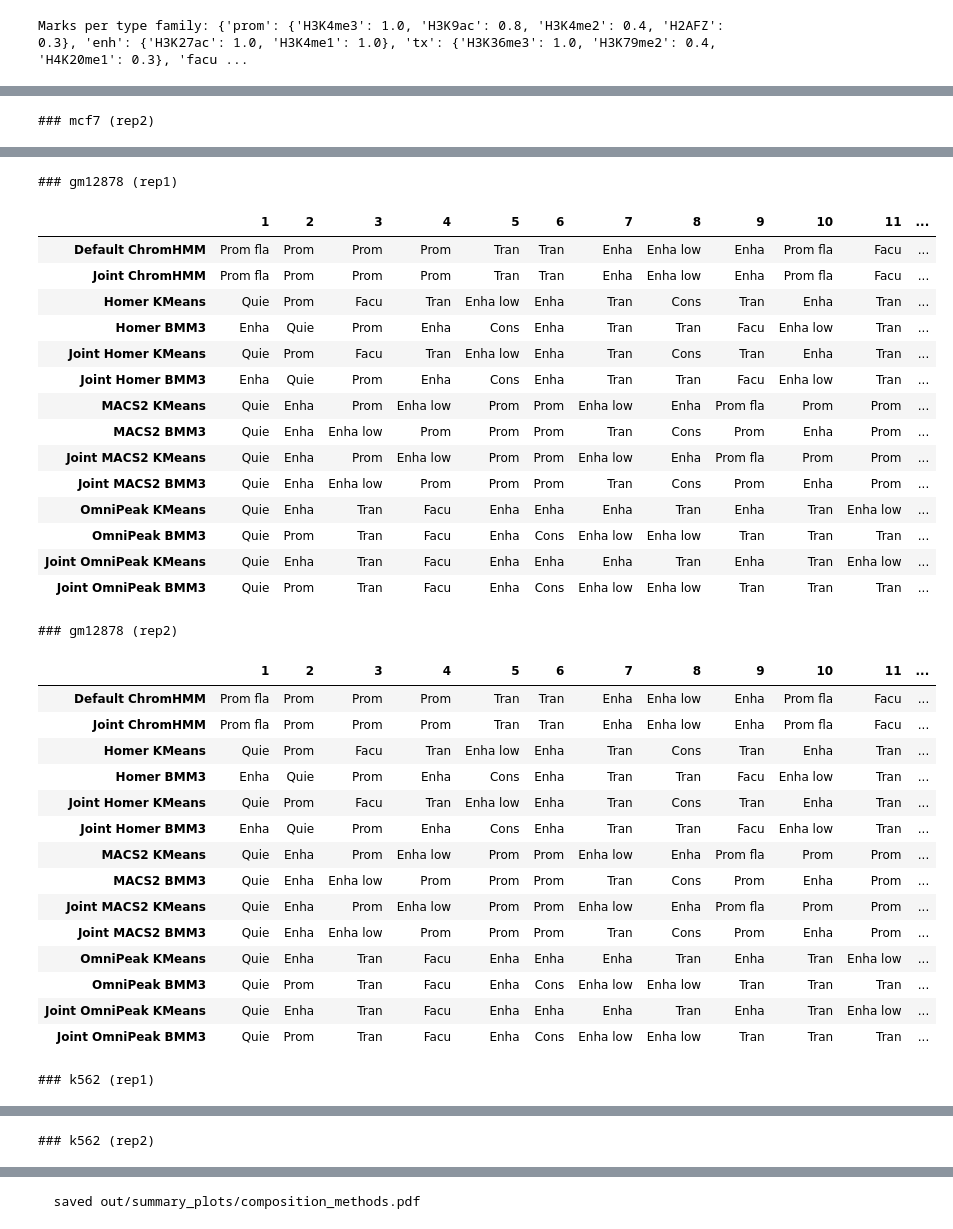
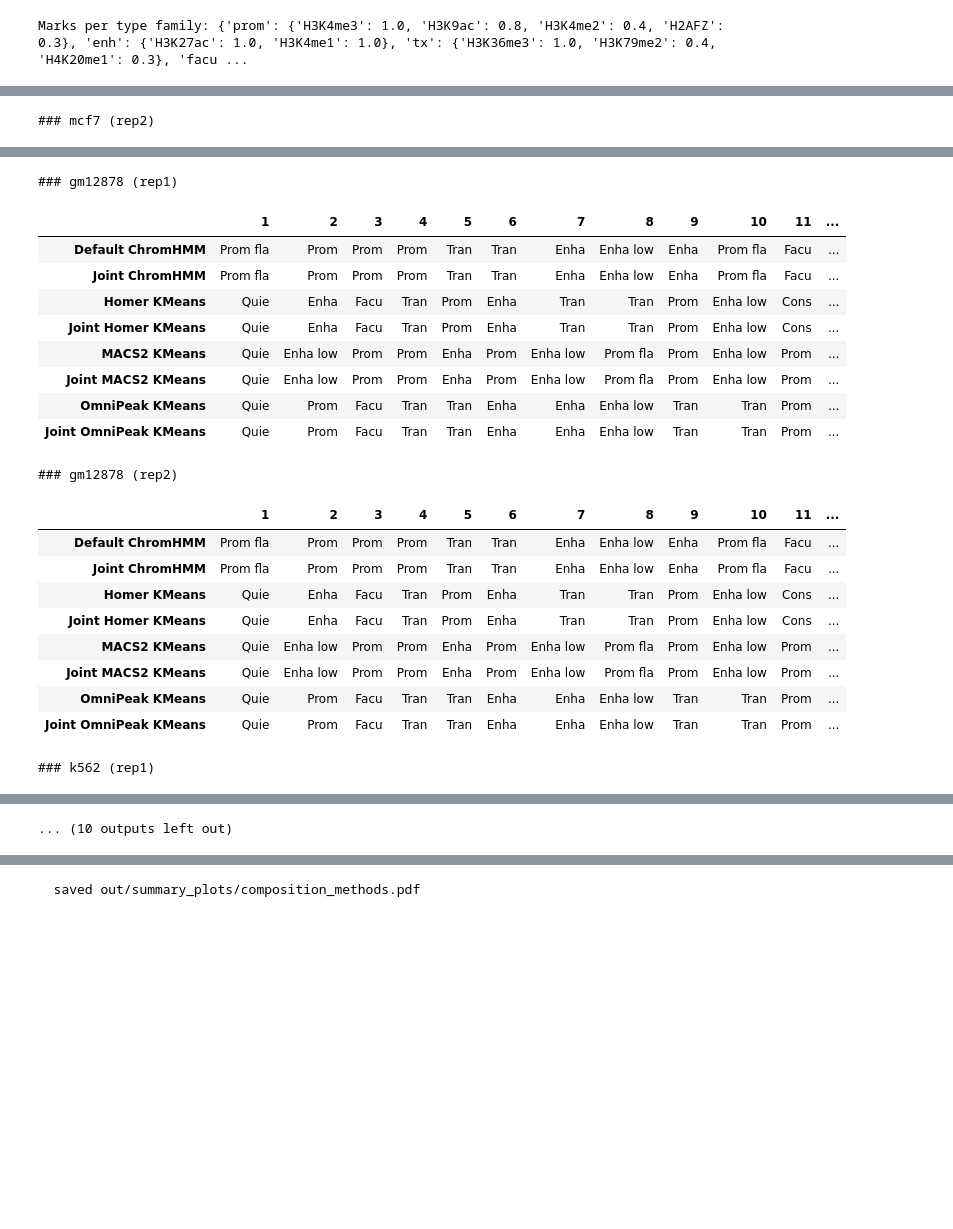
Before and after one commit to olegs/omni-chromhmm, a Jupyter notebook: analysis_sagaconf.ipynb, the cells around one changed output, grey strips where cells are left out. Drawn from its saved outputs; the diff is of its cells as text; code cells hidden in the pictures; blank space fills up the shorter version.

```diff
--- a/analysis_sagaconf.ipynb
+++ b/analysis_sagaconf.ipynb
@@ -75,10 +74,8 @@ utils.set_style()
 # %%
 method_palette = {utils.display_name(m): utils.method_color(m) for m in [
     CHROMHMM_DEFAULT, KMEANS_HOMER, KMEANS_MACS2, KMEANS_OMNI,
-    BMM3_HOMER, BMM3_MACS2, BMM3_OMNI,
     JOINT_CHROMHMM,
     JOINT_KMEANS_HOMER, JOINT_KMEANS_MACS2, JOINT_KMEANS_OMNI,
-    JOINT_BMM3_HOMER, JOINT_BMM3_MACS2, JOINT_BMM3_OMNI,
 ]}
 
 os.chdir(workdir)
@@ -104,16 +101,10 @@ METHOD_LABELS = utils.group_methods([
     (KMEANS_HOMER, utils.display_name(KMEANS_HOMER)),
     (KMEANS_MACS2, utils.display_name(KMEANS_MACS2)),
     (KMEANS_OMNI, utils.display_name(KMEANS_OMNI)),
-    (BMM3_HOMER, utils.display_name(BMM3_HOMER)),
-    (BMM3_MACS2, utils.display_name(BMM3_MACS2)),
-    (BMM3_OMNI, utils.display_name(BMM3_OMNI)),
     (JOINT_CHROMHMM, utils.display_name(JOINT_CHROMHMM)),
     (JOINT_KMEANS_HOMER, utils.display_name(JOINT_KMEANS_HOMER)),
     (JOINT_KMEANS_MACS2, utils.display_name(JOINT_KMEANS_MACS2)),
     (JOINT_KMEANS_OMNI, utils.display_name(JOINT_KMEANS_OMNI)),
-    (JOINT_BMM3_HOMER, utils.display_name(JOINT_BMM3_HOMER)),
-    (JOINT_BMM3_MACS2, utils.display_name(JOINT_BMM3_MACS2)),
-    (JOINT_BMM3_OMNI, utils.display_name(JOINT_BMM3_OMNI)),
 ], key=lambda item: item[0])
 METHOD_ORDER = [m[1] for m in METHOD_LABELS]
 METHOD_MAP = dict(METHOD_LABELS)
@@ -131,15 +122,9 @@ def get_method_path(ds, method, rep=None):
     if method.startswith("kmeans_"):
         caller = method.replace("kmeans_", "")
         return f"{folder}/{caller}/{caller}_kmeans_states_matched.bed"
-    if method.startswith("bmm3_"):
-        caller = method.replace("bmm3_", "")
-        return f"{folder}/{caller}/{caller}_bmm3_states_matched.bed"
     if method.startswith("joint_kmeans_"):
         caller = method.replace("joint_kmeans_", "")
         return f"{ds}/joint_kmeans/{caller}/{rep or 'rep1'}_kmeans_joint_states.bed"
-    if method.startswith("joint_bmm3_"):
-        caller = method.replace("joint_bmm3_", "")
-        return f"{ds}/joint_bmm3/{caller}/{rep or 'rep1'}_bmm3_joint_states.bed"
     return None
 
 # Segmentation layout of a dataset
@@ -639,18 +627,6 @@ def compute_peak_stats():
     df_all['method'] = df_all['method'].replace(MACS2_DISPLAY, utils.display_name(KMEANS_MACS2))
     df_all['method'] = df_all['method'].replace(OMNI_DISPLAY, utils.display_name(KMEANS_OMNI))
 
-    # Duplicate peak stats for BMM3 since it uses the same peaks
-    bmm3_frames = []
-    for kmeans, bmm3 in [
-        (KMEANS_HOMER, BMM3_HOMER),
-        (KMEANS_MACS2, BMM3_MACS2),
-        (KMEANS_OMNI, BMM3_OMNI)
-    ]:
-        rows = df_all[df_all['method'] == utils.display_name(kmeans)].copy()
-        rows['method'] = utils.display_name(bmm3)
-        bmm3_frames.append(rows)
-    df_all = pd.concat([df_all] + bmm3_frames, ignore_index=True)
-
     return df_all
 
 
@@ -663,10 +639,7 @@ if not df_peaks.empty:
         utils.display_name(CHROMHMM_DEFAULT),
         utils.display_name(KMEANS_HOMER),
         utils.display_name(KMEANS_MACS2),
-        utils.display_name(KMEANS_OMNI),
-        utils.display_name(BMM3_HOMER),
-        utils.display_name(BMM3_MACS2),
-        utils.display_name(BMM3_OMNI)
+        utils.display_name(KMEANS_OMNI)
     ])
     marks_present = df_peaks['mark'].unique()
     # Canonical order from summary_plots.py
@@ -1230,9 +1198,6 @@ def compute_interpretation():
         utils.display_name(KMEANS_HOMER): utils.display_name(JOINT_KMEANS_HOMER),
         utils.display_name(KMEANS_MACS2): utils.display_name(JOINT_KMEANS_MACS2),
         utils.display_name(KMEANS_OMNI): utils.display_name(JOINT_KMEANS_OMNI),
-        utils.display_name(BMM3_HOMER): utils.display_name(JOINT_BMM3_HOMER),
-        utils.display_name(BMM3_MACS2): utils.display_name(JOINT_BMM3_MACS2),
-        utils.display_name(BMM3_OMNI): utils.display_name(JOINT_BMM3_OMNI),
     }
 
     # 1. Precompute joint interpretations (once per dataset, as they are joint)
@@ -1345,4 +1305,4 @@ Loaded cached state interpretation from out/df_interp_matched.pkl
-### mcf7 (rep2)
+### mcf7 (rep2)
 |  | 1 | 2 | 3 | 4 | 5 | 6 | 7 | 8 | 9 | 10 | 11 | ... |
 | Default ChromHMM | Enha low | Enha | Enha | Prom | Prom | Enha | Tran | Tran | Quie | Tran | K9K36 | ... |
 | Joint ChromHMM | Enha low | Enha | Enha | Prom | Prom | Enha | Tran | Tran | Quie | Tran | K9K36 | ... |
@@ -1361,36 +1315,24 @@ Loaded cached state interpretation from out/df_interp_matched.pkl
-### gm12878 (rep1)
+### gm12878 (rep1)
 |  | 1 | 2 | 3 | 4 | 5 | 6 | 7 | 8 | 9 | 10 | 11 | ... |
 | Default ChromHMM | Prom fla | Prom | Prom | Prom | Tran | Tran | Enha | Enha low | Enha | Prom fla | Facu | ... |
 | Joint ChromHMM | Prom fla | Prom | Prom | Prom | Tran | Tran | Enha | Enha low | Enha | Prom fla | Facu | ... |
-| Homer KMeans | Quie | Prom | Facu | Tran | Enha low | Enha | Tran | Cons | Tran | Enha | Tran | ... |
-| Homer BMM3 | Enha | Quie | Prom | Enha | Cons | Enha | Tran | Tran | Facu | Enha low | Tran | ... |
-| Joint Homer KMeans | Quie | Prom | Facu | Tran | Enha low | Enha | Tran | Cons | Tran | Enha | Tran | ... |
-| Joint Homer BMM3 | Enha | Quie | Prom | Enha | Cons | Enha | Tran | Tran | Facu | Enha low | Tran | ... |
-| MACS2 KMeans | Quie | Enha | Prom | Enha low | Prom | Prom | Enha low | Enha | Prom fla | Prom | Prom | ... |
-| MACS2 BMM3 | Quie | Enha | Enha low | Prom | Prom | Prom | Tran | Cons | Prom | Enha | Prom | ... |
-| Joint MACS2 KMeans | Quie | Enha | Prom | Enha low | Prom | Prom | Enha low | Enha | Prom fla | Prom | Prom | ... |
-| Joint MACS2 BMM3 | Quie | Enha | Enha low | Prom | Prom | Prom | Tran | Cons | Prom | Enha | Prom | ... |
-| OmniPeak KMeans | Quie | Enha | Tran | Facu | Enha | Enha | Enha | Tran | Enha | Tran | Enha low | ... |
-| OmniPeak BMM3 | Quie | Prom | Tran | Facu | Enha | Cons | Enha low | Enha low | Tran | Tran | Tran | ... |
-| Joint OmniPeak KMeans | Quie | Enha | Tran | Facu | Enha | Enha | Enha | Tran | Enha | Tran | Enha low | ... |
-| Joint OmniPeak BMM3 | Quie | Prom | Tran | Facu | Enha | Cons | Enha low | Enha low | Tran | Tran | Tran | ... |
+| Homer KMeans | Quie | Enha | Facu | Tran | Prom | Enha | Tran | Tran | Prom | Enha low | Cons | ... |
+| Joint Homer KMeans | Quie | Enha | Facu | Tran | Prom | Enha | Tran | Tran | Prom | Enha low | Cons | ... |
+| MACS2 KMeans | Quie | Enha low | Prom | Prom | Enha | Prom | Enha low | Prom fla | Prom | Enha low | Prom | ... |
+| Joint MACS2 KMeans | Quie | Enha low | Prom | Prom | Enha | Prom | Enha low | Prom fla | Prom | Enha low | Prom | ... |
+| OmniPeak KMeans | Quie | Prom | Facu | Tran | Tran | Enha | Enha | Enha low | Tran | Tran | Prom | ... |
+| Joint OmniPeak KMeans | Quie | Prom | Facu | Tran | Tran | Enha | Enha | Enha low | Tran | Tran | Prom | ... |
-### gm12878 (rep2)
+### gm12878 (rep2)
 |  | 1 | 2 | 3 | 4 | 5 | 6 | 7 | 8 | 9 | 10 | 11 | ... |
 | Default ChromHMM | Prom fla | Prom | Prom | Prom | Tran | Tran | Enha | Enha low | Enha | Prom fla | Facu | ... |
 | Joint ChromHMM | Prom fla | Prom | Prom | Prom | Tran | Tran | Enha | Enha low | Enha | Prom fla | Facu | ... |
-| Homer KMeans | Quie | Prom | Facu | Tran | Enha low | Enha | Tran | Cons | Tran | Enha | Tran | ... |
-| Homer BMM3 | Enha | Quie | Prom | Enha | Cons | Enha | Tran | Tran | Facu | Enha low | Tran | ... |
-| Joint Homer KMeans | Quie | Prom | Facu | Tran | Enha low | Enha | Tran | Cons | Tran | Enha | Tran | ... |
-| Joint Homer BMM3 | Enha | Quie | Prom | Enha | Cons | Enha | Tran | Tran | Facu | Enha low | Tran | ... |
-| MACS2 KMeans | Quie | Enha | Prom | Enha low | Prom | Prom | Enha low | Enha | Prom fla | Prom | Prom | ... |
-| MACS2 BMM3 | Quie | Enha | Enha low | Prom | Prom | Prom | Tran | Cons | Prom | Enha | Prom | ... |
-| Joint MACS2 KMeans | Quie | Enha | Prom | Enha low | Prom | Prom | Enha low | Enha | Prom fla | Prom | Prom | ... |
-| Joint MACS2 BMM3 | Quie | Enha | Enha low | Prom | Prom | Prom | Tran | Cons | Prom | Enha | Prom | ... |
-| OmniPeak KMeans | Quie | Enha | Tran | Facu | Enha | Enha | Enha | Tran | Enha | Tran | Enha low | ... |
-| OmniPeak BMM3 | Quie | Prom | Tran | Facu | Enha | Cons | Enha low | Enha low | Tran | Tran | Tran | ... |
-| Joint OmniPeak KMeans | Quie | Enha | Tran | Facu | Enha | Enha | Enha | Tran | Enha | Tran | Enha low | ... |
-| Joint OmniPeak BMM3 | Quie | Prom | Tran | Facu | Enha | Cons | Enha low | Enha low | Tran | Tran | Tran | ... |
+| Homer KMeans | Quie | Enha | Facu | Tran | Prom | Enha | Tran | Tran | Prom | Enha low | Cons | ... |
+| Joint Homer KMeans | Quie | Enha | Facu | Tran | Prom | Enha | Tran | Tran | Prom | Enha low | Cons | ... |
+| MACS2 KMeans | Quie | Enha low | Prom | Prom | Enha | Prom | Enha low | Prom fla | Prom | Enha low | Prom | ... |
+| Joint MACS2 KMeans | Quie | Enha low | Prom | Prom | Enha | Prom | Enha low | Prom fla | Prom | Enha low | Prom | ... |
+| OmniPeak KMeans | Quie | Prom | Facu | Tran | Tran | Enha | Enha | Enha low | Tran | Tran | Prom | ... |
+| Joint OmniPeak KMeans | Quie | Prom | Facu | Tran | Tran | Enha | Enha | Enha low | Tran | Tran | Prom | ... |
-### k562 (rep1)
+### k562 (rep1)
 |  | 1 | 2 | 3 | 4 | 5 | 6 | 7 | 8 | 9 | 10 | 11 | ... |
 | Default ChromHMM | Quie | Facu | Quie | Cons | Quie | Prom fla | Enha | Prom | Prom | Tran | Tran | ... |
 | Joint ChromHMM | Quie | Facu | Quie | Cons | Quie | Prom fla | Enha | Prom | Prom | Tran | Tran | ... |
@@ -1409 +1344,0 @@ Loaded cached state interpretation from out/df_interp_matched.pkl
-### k562 (rep2)
@@ -1426,3 +1346,4 @@ Loaded cached state interpretation from out/df_interp_matched.pkl
+... (10 outputs left out)
 # %%
 if not df_interp.empty:
     seg_keys = ["Dataset", "Rep", "Method"]
```
Also changed, not shown: parts of 12 cells of this notebook, 22 other files.
